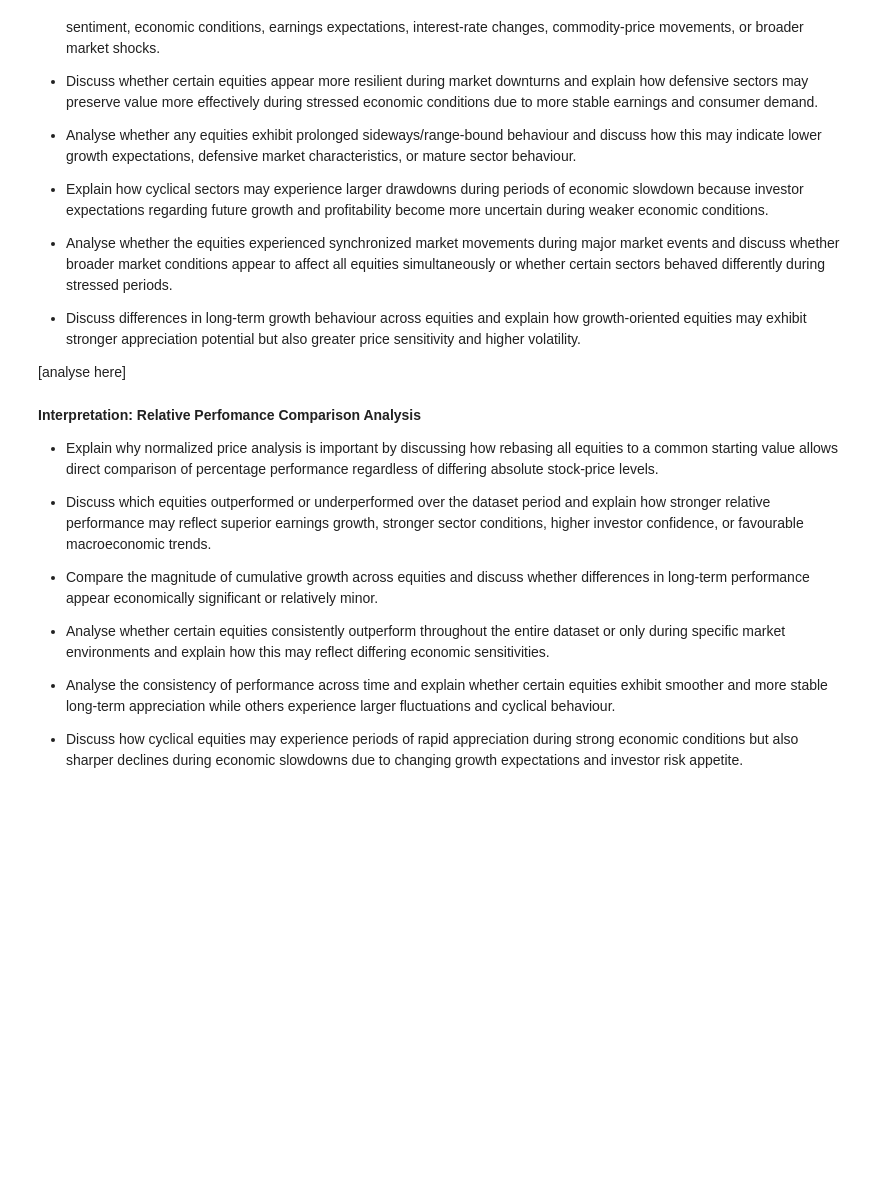
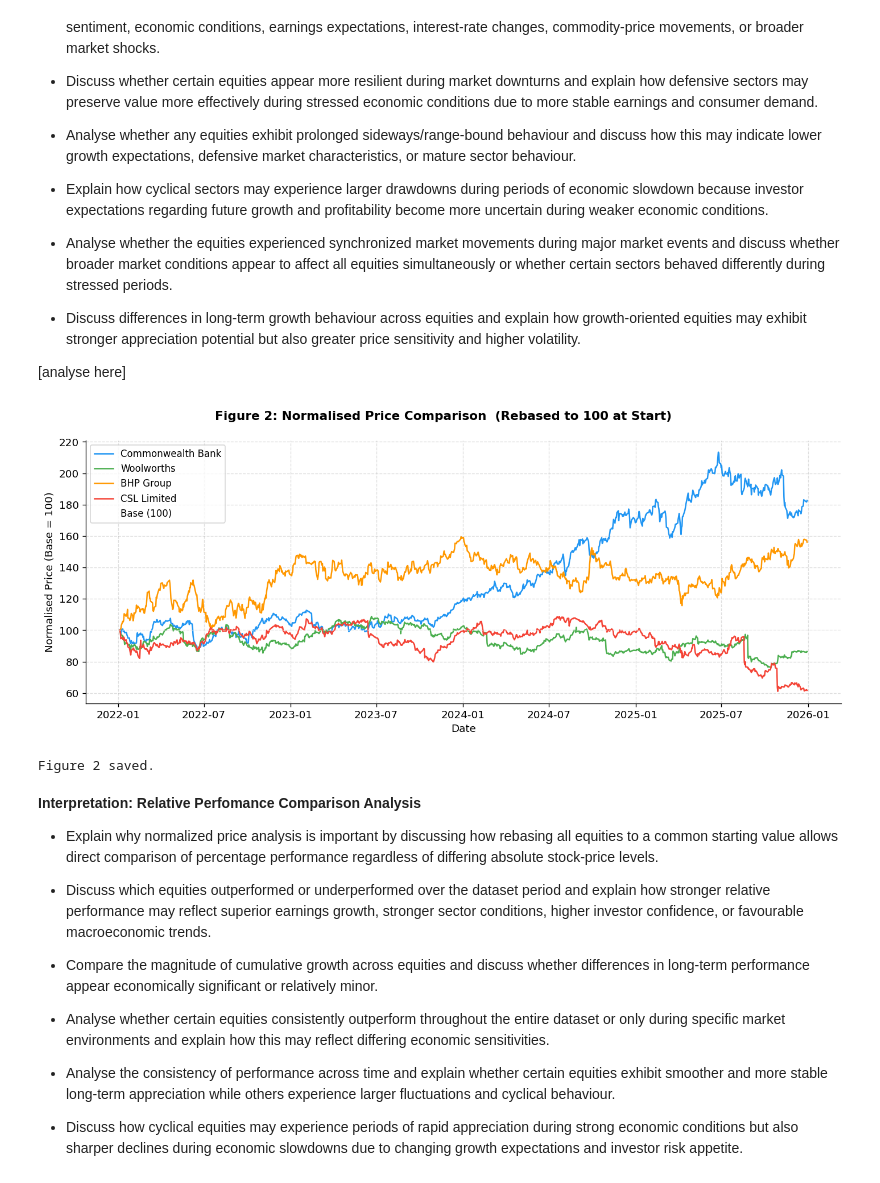
Before and after one commit to Gene2007/FINM3422-Project-3-Derivative-Platform, a Jupyter notebook: notebooks/market_data_and_yield_curve.ipynb, the cells around one changed output. Cells and saved outputs as stored; diff of their text form; code cells hidden in the pictures; blank space fills up the shorter version.

```diff
--- a/notebooks/market_data_and_yield_curve.ipynb
+++ b/notebooks/market_data_and_yield_curve.ipynb
@@ -386,6 +453,31 @@ Table 1 saved.
 [analyse here]
 # %%
 # ── Graph 2: Normalised Price Comparison (rebased to 100) ─────────────────────
+normalised = prices / prices.iloc[0] * 100
+
+fig, ax = plt.subplots(figsize=(12, 5))
+
+for ticker, color in zip(TICKER_LABELS.keys(), COLORS):
+    ax.plot(normalised.index, normalised[ticker], label=TICKER_LABELS[ticker],
+            color=color, linewidth=1.5)
+
+ax.axhline(100, color="white", linestyle="--", linewidth=0.8, alpha=0.5,
+           label="Base (100)")
+ax.set_xlabel("Date",                   fontsize=11)
+ax.set_ylabel("Normalised Price (Base = 100)", fontsize=11)
+ax.legend(fontsize=10)
+ax.grid(True, linestyle="--", alpha=0.4)
+fig.suptitle(
+    "Figure 2: Normalised Price Comparison  (Rebased to 100 at Start)",
+    fontsize=13, fontweight="bold"
+)
+plt.tight_layout()
+plt.savefig(FIG_DIR / "fig2_normalised_prices.png", bbox_inches="tight", dpi=150)
+plt.show()
+print("Figure 2 saved.")
+# %% [output]
+[figure, added]
+Figure 2 saved.
 # %% [markdown]
 **Interpretation: Relative Perfomance Comparison Analysis**
 
```
Also changed, not shown: parts of 2 cells of this notebook, 4 other files.
